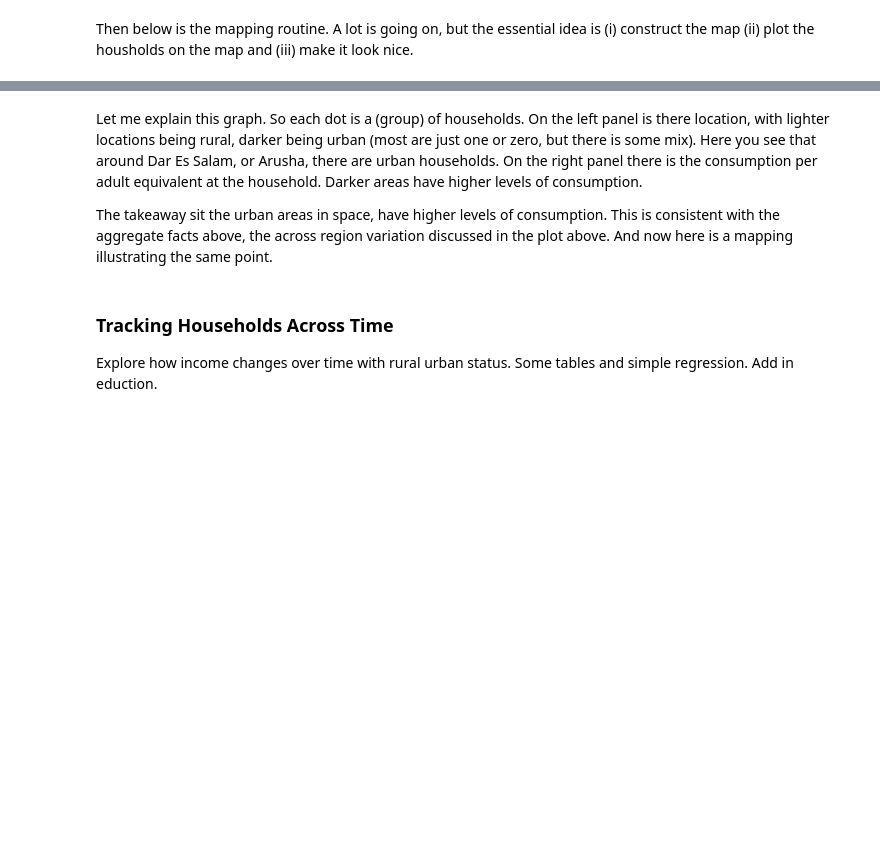
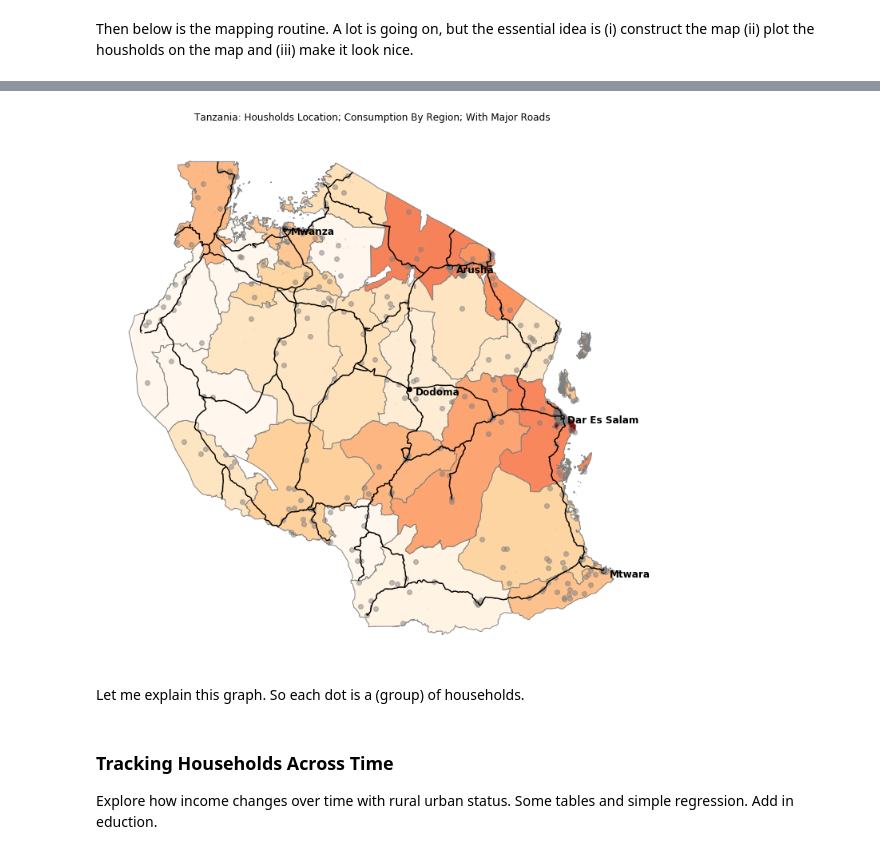
Before and after one commit to mwaugh0328/Data_Bootcamp_Final_Project, a Jupyter notebook: Waugh_Final_Project.ipynb, the cells around one changed output, grey strips where cells are left out. Cells and saved outputs as stored; diff of their text form; code cells hidden in the pictures; blank space fills up the shorter version.

```diff
--- a/Waugh_Final_Project.ipynb
+++ b/Waugh_Final_Project.ipynb
@@ -392,6 +541,8 @@ cnt.reset_index(inplace = True) # The issue is that the index is the group, lets
                                 # so I can get access to it.
 
 display(cnt.head(5))
+
+lat_lon_house = list(zip(cnt.lon_modified, cnt.lat_modified))
 # %% [output]
 |  | lat_modified | lon_modified | rural_y2 | cons_y2 | y2_hhid_y2 |
 | 0 | -11.49701 | 35.607632 | 0.000000 | 397344.551492 | 9 |
@@ -495,4 +554,0 @@ plt.show()
-# %% [markdown]
-Let me explain this graph. So each dot is a (group) of households. On the left panel is there location, with lighter locations being rural, darker being urban (most are just one or zero, but there is some mix). Here you see that around Dar Es Salam, or Arusha, there are urban households.  On the right panel there is the consumption per adult equivalent at the household. Darker areas have higher levels of consumption.
-
-The takeaway sit the urban areas in space, have higher levels of consumption. This is consistent with the aggregate facts above, the across region variation discussed in the plot above. And now here is a mapping illustrating the same point.
@@ -499,3 +576,52 @@ The takeaway sit the urban areas in space, have higher levels of consumption. Th
+# %%
+path = "C:\\Users\\mwaugh.NYC-STERN\\Dropbox\\NYU TEACHING\\Data Boot Camp Fall 2017"
+roads_shape = path + "\\Tanzania_Roads.shx"
+
+# This will read in the shape file...there is some odd dependencies, also note the way the backslashes are operateing.
+
+roads_map = gpd.read_file(roads_shape)
+# %%
+fig, ax = plt.subplots(figsize = (12,12))
+
+# First create the map for the urban share
+
+tanz_map.plot(ax = ax, edgecolor='tab:grey', column='log_cons', cmap='OrRd', alpha = 0.95)
+
+roads_map.plot(ax = ax, color = 'k')
+
+newdata.plot(ax = ax, color = 'k')
+
+hhdata.plot(ax = ax, color = 'tab:grey', alpha = 0.5)
+
+######################################################################################
+# populate with the city names
+count = 0
+for var in coordinates:
+
+    citynames[count]
+
+    ax.text(var[0]+0.15,var[1] -0.15,citynames[count], fontsize = 12, fontweight = "bold")
+
+    count = count + 1
+
+######################################################################################
+# Make it look preety...
+
+ax.spines["right"].set_visible(False)
+ax.spines["top"].set_visible(False)
+ax.spines["left"].set_visible(False)
+ax.spines["bottom"].set_visible(False)
+
+ax.get_xaxis().set_visible(False)
+ax.get_yaxis().set_visible(False)
+
+ax.set_title("Tanzania: Housholds Location; Consumption By Region; With Major Roads\n")
+
+plt.show()
+# %% [output]
+[figure, added]
+# %% [markdown]
+Let me explain this graph. So each dot is a (group) of households.
 # %% [markdown]
 ### Tracking Households Across Time
 
```
Also changed, not shown: parts of 31 cells of this notebook.
